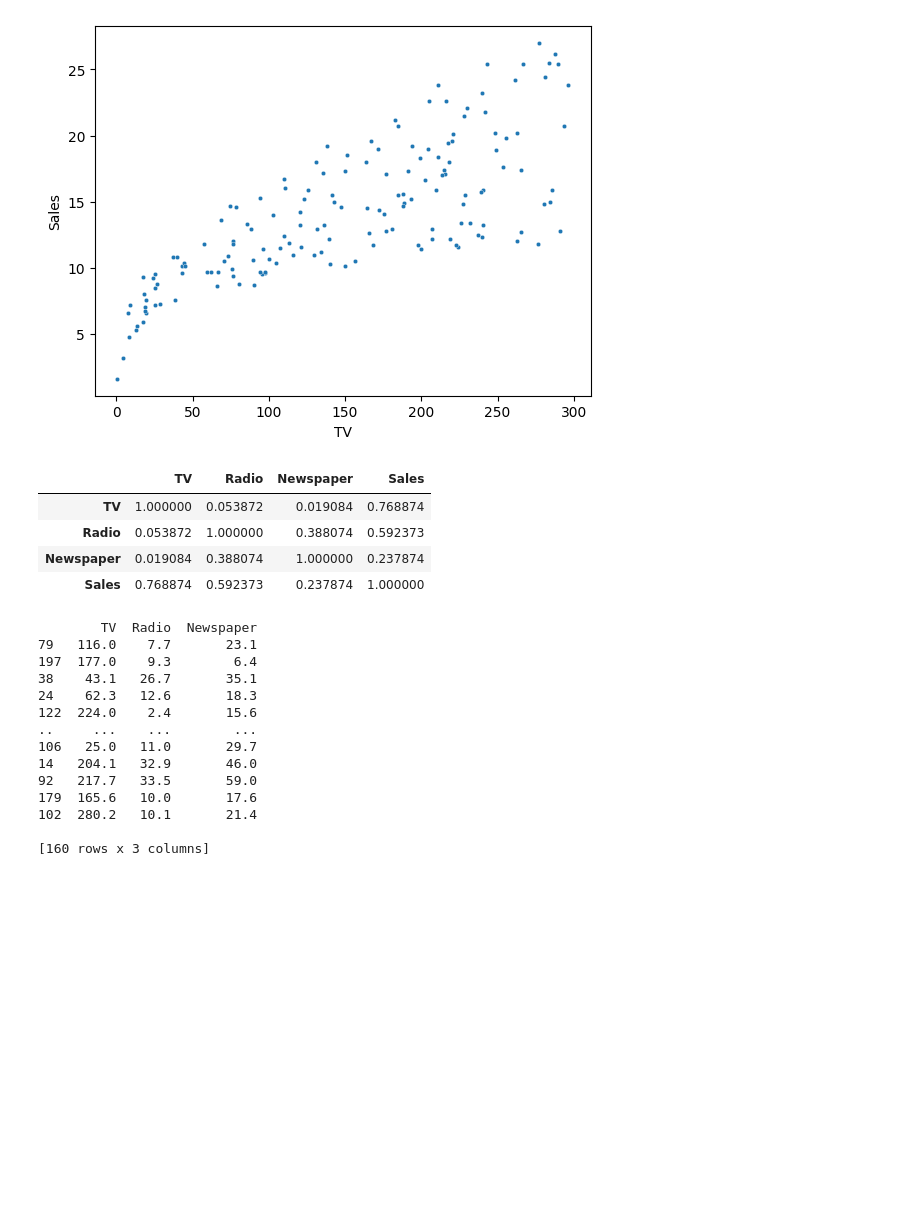
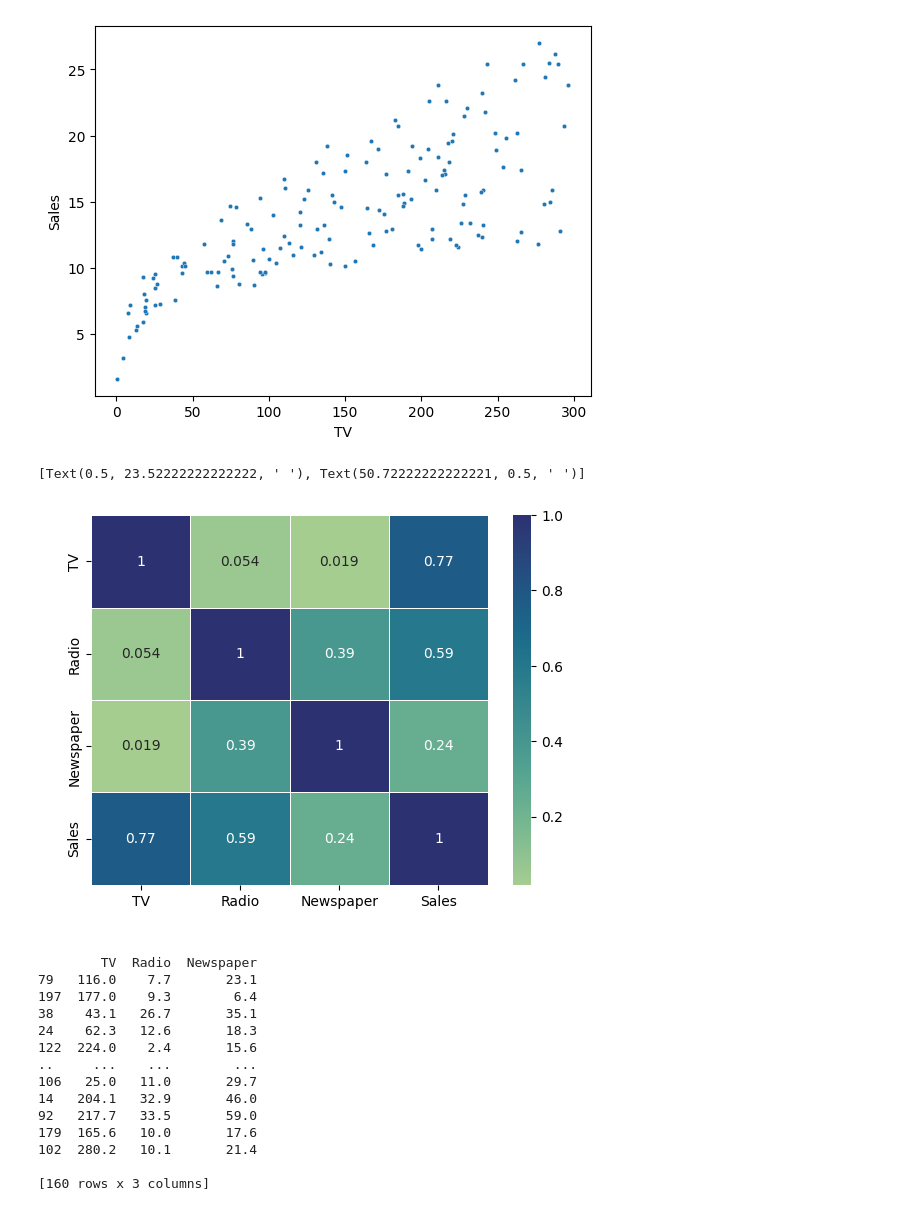
Before and after one commit to sanjay1618/-Hands-On-Machine-Learning-with-Scikit-Learn-Keras-and-TensorFlow, a Jupyter notebook: Advertising_LR.ipynb, the cells around one changed output. Drawn from its saved outputs; the diff is of its cells as text; code cells hidden in the pictures; blank space fills up the shorter version.

```diff
--- a/Advertising_LR.ipynb
+++ b/Advertising_LR.ipynb
@@ -43,14 +43,14 @@ sns.scatterplot(data = train_set, x ="TV", y="Sales", s =10)
 # %% [output]
 <Axes: xlabel='TV', ylabel='Sales'>
 [figure]
-# %%
-train_set.corr()
-# %% [output]
-|  | TV | Radio | Newspaper | Sales |
-| TV | 1.000000 | 0.053872 | 0.019084 | 0.768874 |
-| Radio | 0.053872 | 1.000000 | 0.388074 | 0.592373 |
-| Newspaper | 0.019084 | 0.388074 | 1.000000 | 0.237874 |
-| Sales | 0.768874 | 0.592373 | 0.237874 | 1.000000 |
+# %%
+co_relation_matrix = train_set.corr()
+# Creating a heatmap to visualize the corelation matrix.
+ax = sns.heatmap(data = co_relation_matrix, annot = True, linewidth = 0.5, cmap ="crest")
+ax.set(xlabel= " ", ylabel= " ")
+# %% [output]
+[Text(0.5, 23.52222222222222, ' '), Text(50.72222222222221, 0.5, ' ')]
+[figure, added]
 # %%
 # Dividing the training dataset into X_train and y_train
 X_train, y_train = train_set.iloc[:,[0,1,2]], train_set.iloc[:,[3]]
```
